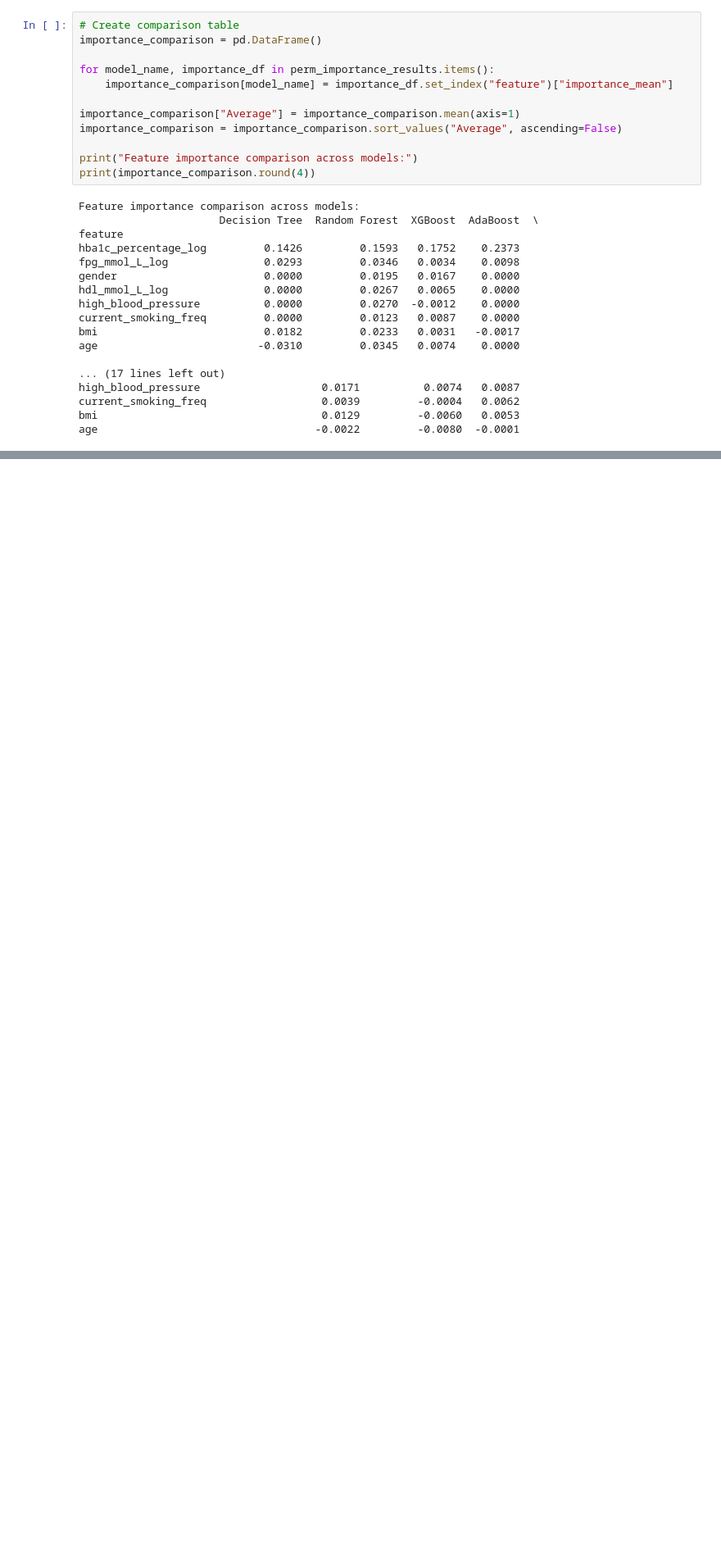
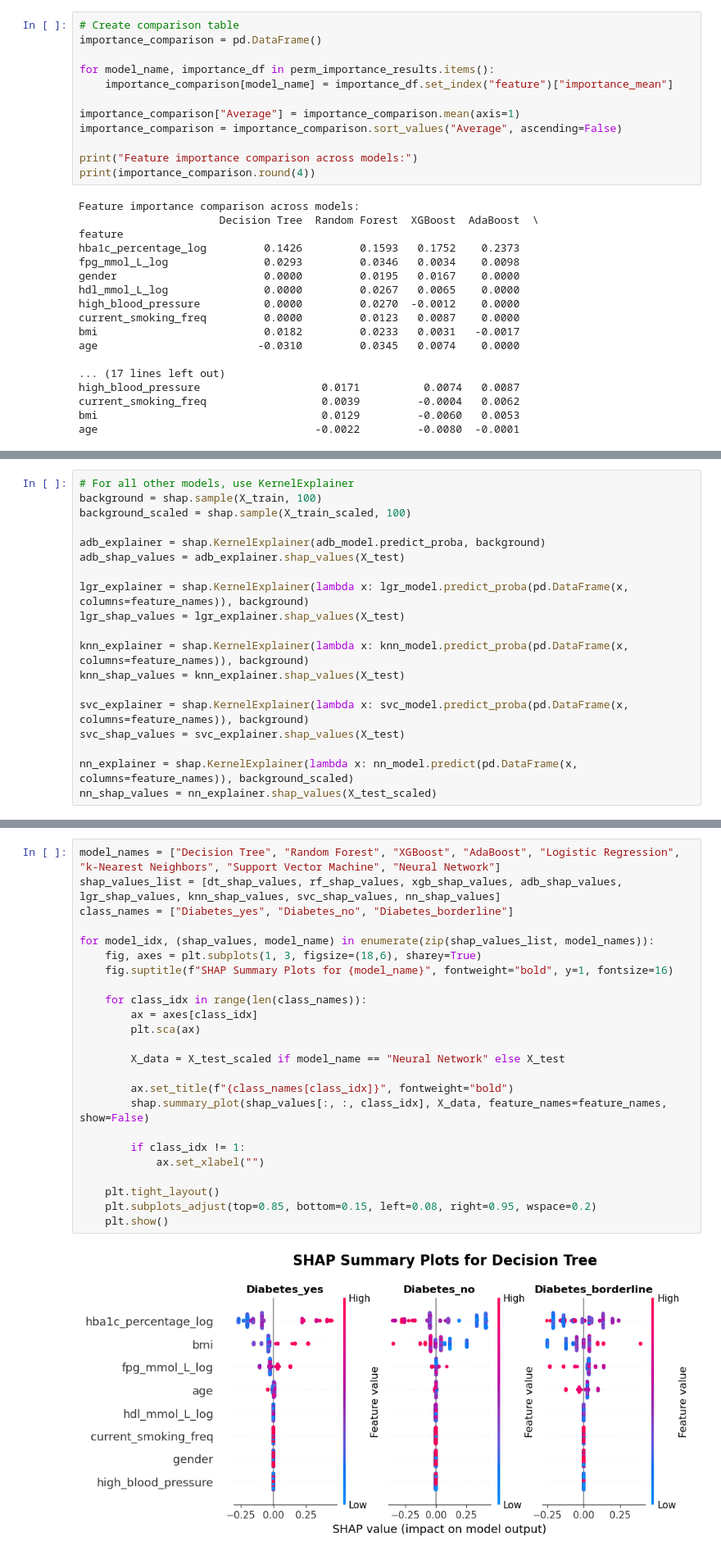
Before and after one commit to ryansoh-42/interpretable-ML-T2DM, a Jupyter notebook: notebooks/04_model_training.ipynb, the cells around one changed output, grey strips where cells are left out. Shown at 82% size. Drawn from its saved outputs; the diff is of its cells as text; blank space fills up the shorter version.

Commit message:
shap

```diff
--- a/notebooks/04_model_training.ipynb
+++ b/notebooks/04_model_training.ipynb
@@ -1967,0 +1983,19 @@ age                                  -0.0022         -0.0080  -0.0001
+# %%
+# For all other models, use KernelExplainer
+background = shap.sample(X_train, 100)
+background_scaled = shap.sample(X_train_scaled, 100)
+
+adb_explainer = shap.KernelExplainer(adb_model.predict_proba, background)
+adb_shap_values = adb_explainer.shap_values(X_test)
+
+lgr_explainer = shap.KernelExplainer(lambda x: lgr_model.predict_proba(pd.DataFrame(x, columns=feature_names)), background)
+lgr_shap_values = lgr_explainer.shap_values(X_test)
+
+knn_explainer = shap.KernelExplainer(lambda x: knn_model.predict_proba(pd.DataFrame(x, columns=feature_names)), background)
+knn_shap_values = knn_explainer.shap_values(X_test)
+
+svc_explainer = shap.KernelExplainer(lambda x: svc_model.predict_proba(pd.DataFrame(x, columns=feature_names)), background)
+svc_shap_values = svc_explainer.shap_values(X_test)
+
+nn_explainer = shap.KernelExplainer(lambda x: nn_model.predict(pd.DataFrame(x, columns=feature_names)), background_scaled)
+nn_shap_values = nn_explainer.shap_values(X_test_scaled)
@@ -1967,0 +2021,26 @@ age                                  -0.0022         -0.0080  -0.0001
+# %%
+model_names = ["Decision Tree", "Random Forest", "XGBoost", "AdaBoost", "Logistic Regression", "k-Nearest Neighbors", "Support Vector Machine", "Neural Network"]
+shap_values_list = [dt_shap_values, rf_shap_values, xgb_shap_values, adb_shap_values, lgr_shap_values, knn_shap_values, svc_shap_values, nn_shap_values]
+class_names = ["Diabetes_yes", "Diabetes_no", "Diabetes_borderline"]
+
+for model_idx, (shap_values, model_name) in enumerate(zip(shap_values_list, model_names)):
+    fig, axes = plt.subplots(1, 3, figsize=(18,6), sharey=True)
+    fig.suptitle(f"SHAP Summary Plots for {model_name}", fontweight="bold", y=1, fontsize=16)
+
+    for class_idx in range(len(class_names)):
+        ax = axes[class_idx]
+        plt.sca(ax)
+
+        X_data = X_test_scaled if model_name == "Neural Network" else X_test
+
+        ax.set_title(f"{class_names[class_idx]}", fontweight="bold")
+        shap.summary_plot(shap_values[:, :, class_idx], X_data, feature_names=feature_names, show=False)
+
+        if class_idx != 1:
+            ax.set_xlabel("")
+
+    plt.tight_layout()
+    plt.subplots_adjust(top=0.85, bottom=0.15, left=0.08, right=0.95, wspace=0.2)
+    plt.show()
+# %% [output]
+[figure, added]
```
Also changed, not shown: parts of 5 cells of this notebook.
